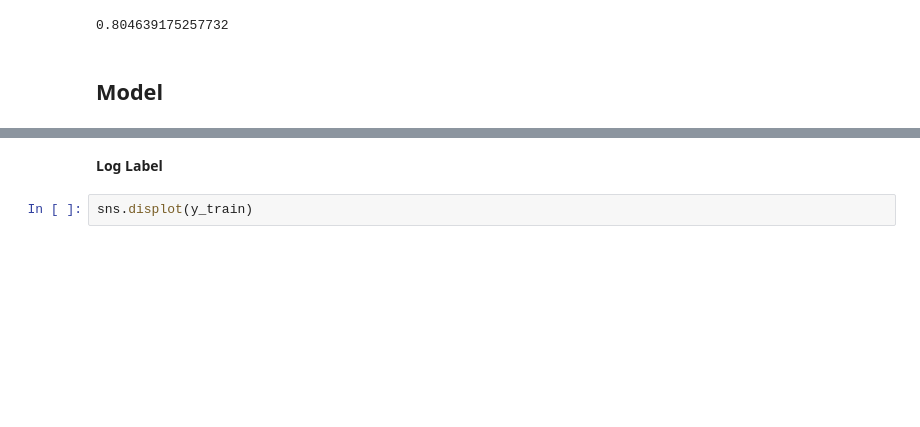
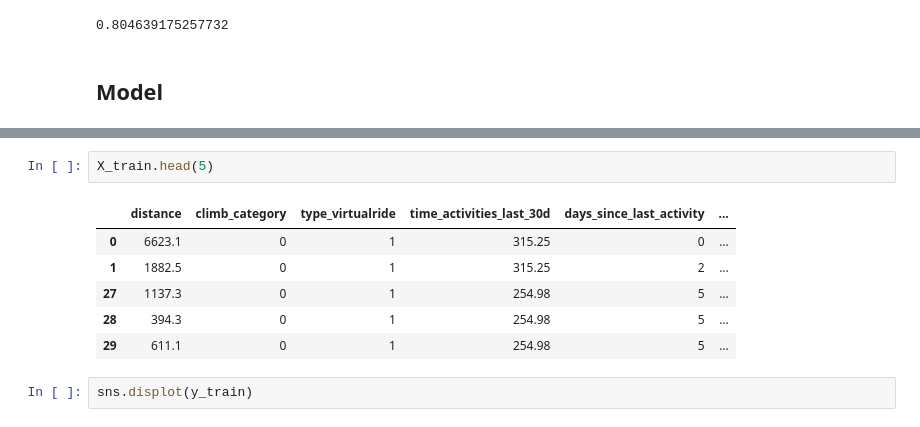
Before and after one commit to vlagache/cycling_travel_time, a Jupyter notebook: notebooks_explanations/model.ipynb, the cells around one changed output, grey strips where cells are left out. Cells and saved outputs as stored; diff of their text form; blank space fills up the shorter version.

```diff
--- a/notebooks_explanations/model.ipynb
+++ b/notebooks_explanations/model.ipynb
@@ -127,5 +130,12 @@ print(X_test.shape)
-# %% [markdown]
-**Log Label**
+# %%
+X_train.head(5)
+# %% [output]
+|  | distance | climb_category | type_virtualride | time_activities_last_30d | days_since_last_activity | ... |
+| 0 | 6623.1 | 0 | 1 | 315.25 | 0 | ... |
+| 1 | 1882.5 | 0 | 1 | 315.25 | 2 | ... |
+| 27 | 1137.3 | 0 | 1 | 254.98 | 5 | ... |
+| 28 | 394.3 | 0 | 1 | 254.98 | 5 | ... |
+| 29 | 611.1 | 0 | 1 | 254.98 | 5 | ... |
 # %%
 sns.displot(y_train)
 # %% [output]
```
Also changed, not shown: parts of 35 cells of this notebook, 4 other files.
